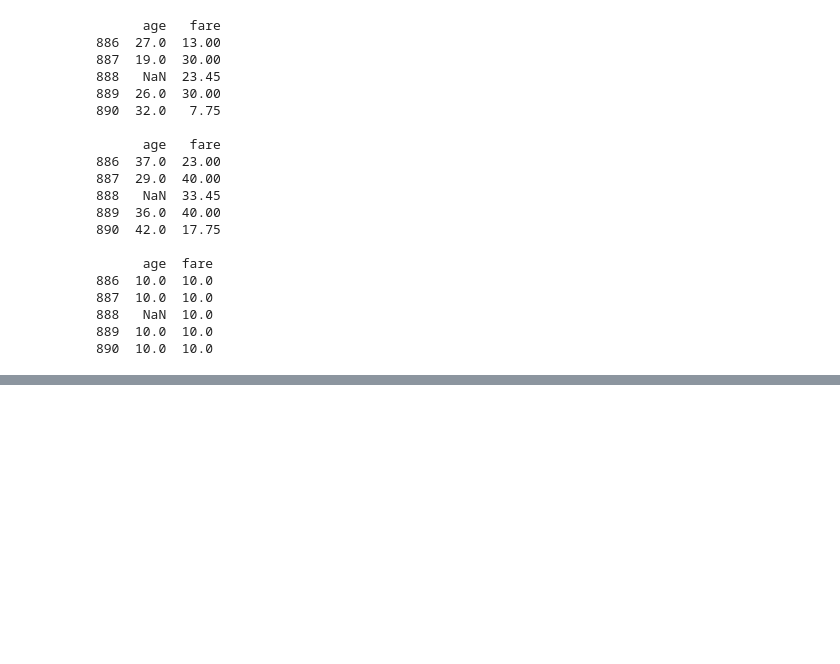
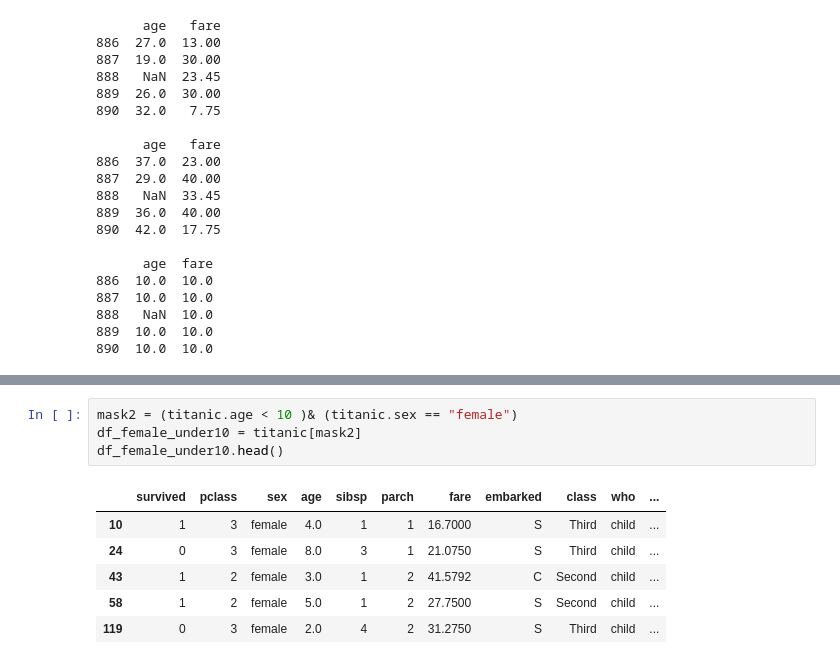
Before and after one commit to taehoony123/15-pandas, a Jupyter notebook: 04_산술연산.ipynb, the cells around one changed output, grey strips where cells are left out. Saved outputs shown, nothing was run; the diff lists cells and outputs as text; blank space fills up the shorter version.

```diff
--- a/04_산술연산.ipynb
+++ b/04_산술연산.ipynb
@@ -274,0 +375,11 @@ print(sub.tail())
+# %%
+mask2 = (titanic.age < 10 )& (titanic.sex == "female")
+df_female_under10 = titanic[mask2]
+df_female_under10.head()
+# %% [output]
+|  | survived | pclass | sex | age | sibsp | parch | fare | embarked | class | who | ... |
+| 10 | 1 | 3 | female | 4.0 | 1 | 1 | 16.7000 | S | Third | child | ... |
+| 24 | 0 | 3 | female | 8.0 | 3 | 1 | 21.0750 | S | Third | child | ... |
+| 43 | 1 | 2 | female | 3.0 | 1 | 2 | 41.5792 | C | Second | child | ... |
+| 58 | 1 | 2 | female | 5.0 | 1 | 2 | 27.7500 | S | Second | child | ... |
+| 119 | 0 | 3 | female | 2.0 | 4 | 2 | 31.2750 | S | Third | child | ... |
```
Also changed, not shown: parts of 8 cells of this notebook.
